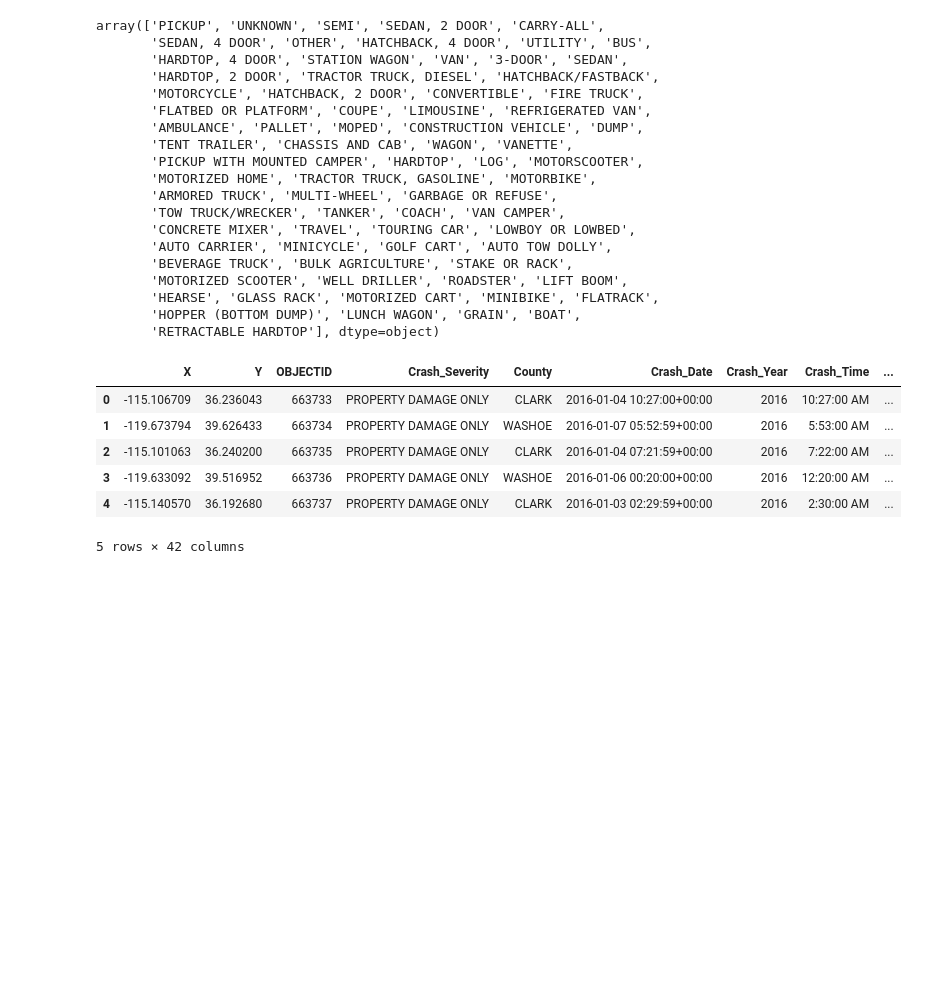
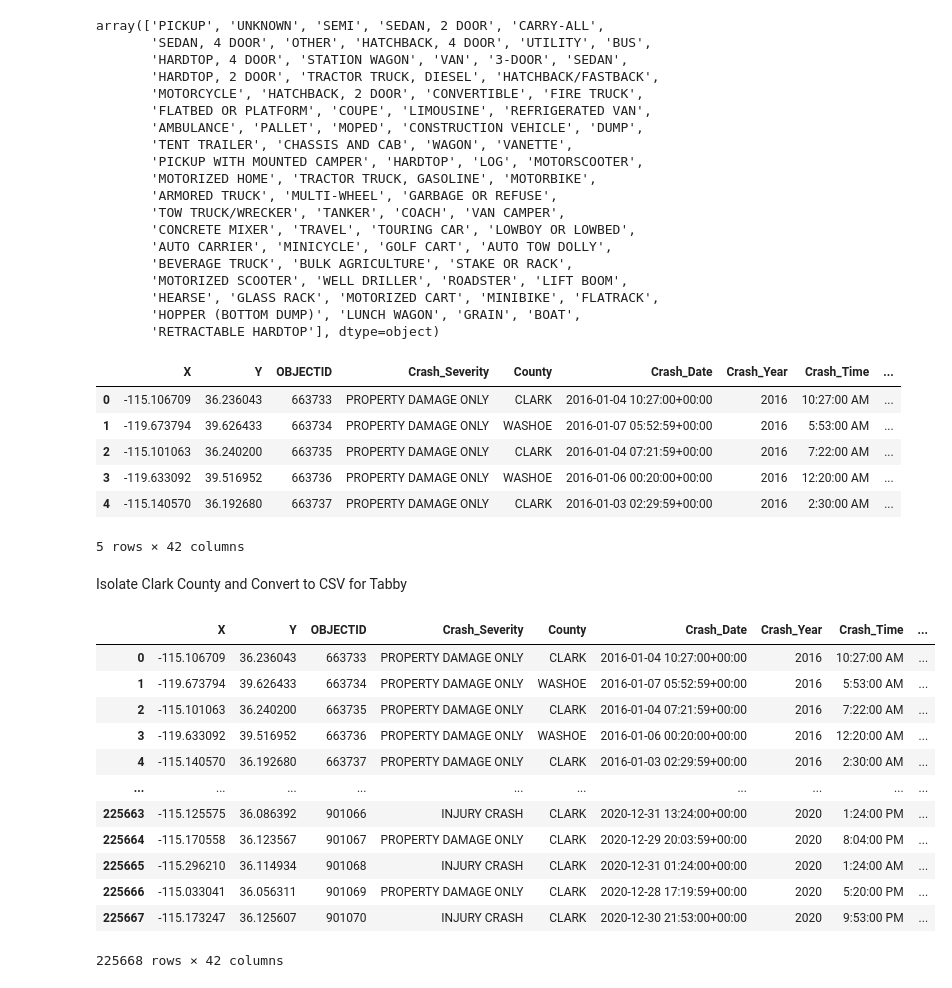
Before and after one commit to JGarza4903/Traffic_Analysis, a Jupyter notebook: Transformations/Nevada_traffic_cleanup.ipynb, the cells around one changed output. Cells and saved outputs as stored; diff of their text form; code cells hidden in the pictures; blank space fills up the shorter version.

Commit message:
Clark County CSV

```diff
--- a/Transformations/Nevada_traffic_cleanup.ipynb
+++ b/Transformations/Nevada_traffic_cleanup.ipynb
@@ -451,3 +451,22 @@ clark_co_df.head()
 5 rows × 42 columns
 # %%
 clark_co_df.to_csv('../Analysis/cleaned_traffic_data.csv', index = False)
+# %% [markdown]
+Isolate Clark County and Convert to CSV for Tabby
+# %%
+clark_df = pd.read_csv('C:/Users/Home/Traffic_Analysis/Analysis/cleaned_traffic_data.csv')
+clark_df
+# %% [output]
+|  | X | Y | OBJECTID | Crash_Severity | County | Crash_Date | Crash_Year | Crash_Time | ... |
+| 0 | -115.106709 | 36.236043 | 663733 | PROPERTY DAMAGE ONLY | CLARK | 2016-01-04 10:27:00+00:00 | 2016 | 10:27:00 AM | ... |
+| 1 | -119.673794 | 39.626433 | 663734 | PROPERTY DAMAGE ONLY | WASHOE | 2016-01-07 05:52:59+00:00 | 2016 | 5:53:00 AM | ... |
+| 2 | -115.101063 | 36.240200 | 663735 | PROPERTY DAMAGE ONLY | CLARK | 2016-01-04 07:21:59+00:00 | 2016 | 7:22:00 AM | ... |
+| 3 | -119.633092 | 39.516952 | 663736 | PROPERTY DAMAGE ONLY | WASHOE | 2016-01-06 00:20:00+00:00 | 2016 | 12:20:00 AM | ... |
+| 4 | -115.140570 | 36.192680 | 663737 | PROPERTY DAMAGE ONLY | CLARK | 2016-01-03 02:29:59+00:00 | 2016 | 2:30:00 AM | ... |
+| ... | ... | ... | ... | ... | ... | ... | ... | ... | ... |
+| 225663 | -115.125575 | 36.086392 | 901066 | INJURY CRASH | CLARK | 2020-12-31 13:24:00+00:00 | 2020 | 1:24:00 PM | ... |
+| 225664 | -115.170558 | 36.123567 | 901067 | PROPERTY DAMAGE ONLY | CLARK | 2020-12-29 20:03:59+00:00 | 2020 | 8:04:00 PM | ... |
+| 225665 | -115.296210 | 36.114934 | 901068 | INJURY CRASH | CLARK | 2020-12-31 01:24:00+00:00 | 2020 | 1:24:00 AM | ... |
+| 225666 | -115.033041 | 36.056311 | 901069 | PROPERTY DAMAGE ONLY | CLARK | 2020-12-28 17:19:59+00:00 | 2020 | 5:20:00 PM | ... |
+| 225667 | -115.173247 | 36.125607 | 901070 | INJURY CRASH | CLARK | 2020-12-30 21:53:00+00:00 | 2020 | 9:53:00 PM | ... |
+225668 rows × 42 columns
```
Also changed, not shown: parts of 3 cells of this notebook, 2 other files.
